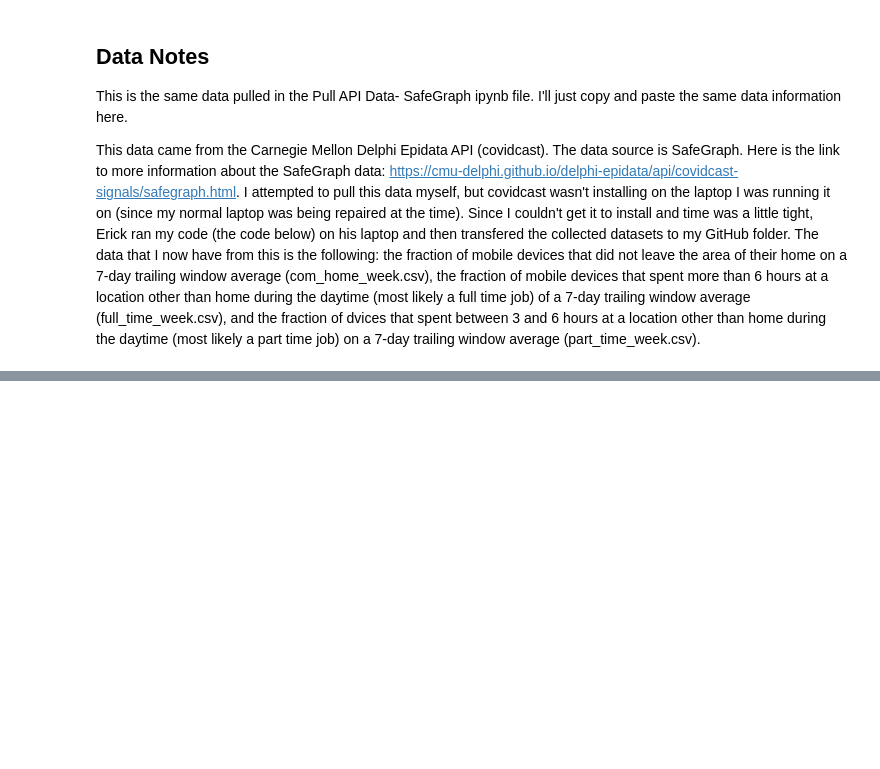
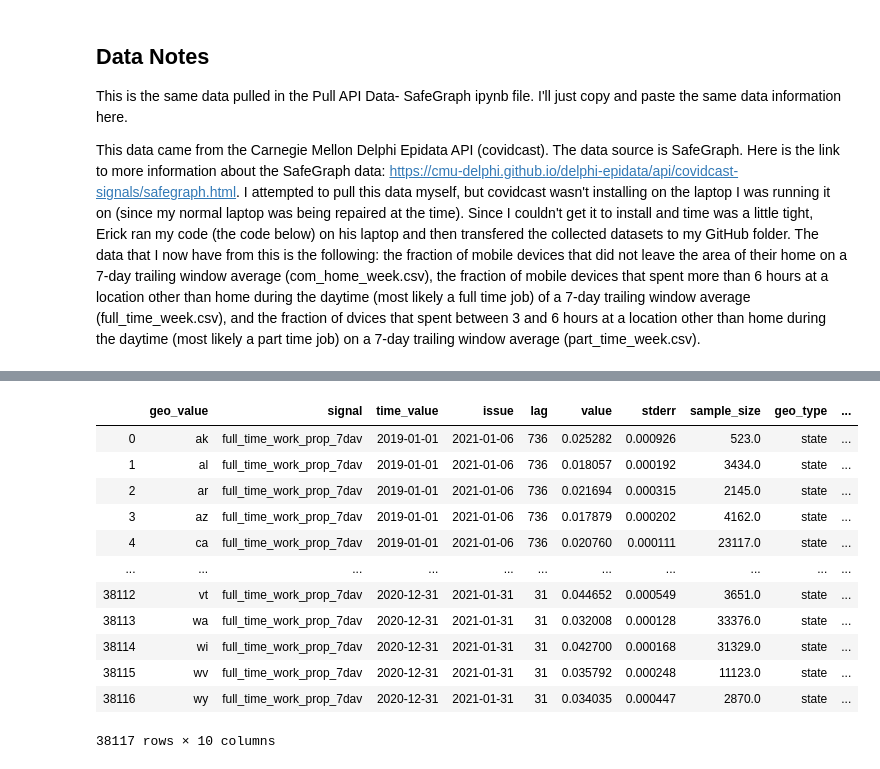
Before and after one commit to erickzli/IS597-COVID-Project, a Jupyter notebook: Kerstin's Folder/Evaluate- SafeGraph Data.ipynb, the cells around one changed output, grey strips where cells are left out. Cells and saved outputs as stored; diff of their text form; code cells hidden in the pictures; blank space fills up the shorter version.

```diff
--- a/Kerstin's Folder/Evaluate- SafeGraph Data.ipynb
+++ b/Kerstin's Folder/Evaluate- SafeGraph Data.ipynb
@@ -15,0 +31,17 @@ FileNotFoundError: [Errno 2] File b'com_home_week.csv' does not exist: b'com_hom
+# %%
+df_full_time = pd.read_csv('full_time_week.csv')
+df_full_time
+# %% [output]
+|  | geo_value | signal | time_value | issue | lag | value | stderr | sample_size | geo_type | ... |
+| 0 | ak | full_time_work_prop_7dav | 2019-01-01 | 2021-01-06 | 736 | 0.025282 | 0.000926 | 523.0 | state | ... |
+| 1 | al | full_time_work_prop_7dav | 2019-01-01 | 2021-01-06 | 736 | 0.018057 | 0.000192 | 3434.0 | state | ... |
+| 2 | ar | full_time_work_prop_7dav | 2019-01-01 | 2021-01-06 | 736 | 0.021694 | 0.000315 | 2145.0 | state | ... |
+| 3 | az | full_time_work_prop_7dav | 2019-01-01 | 2021-01-06 | 736 | 0.017879 | 0.000202 | 4162.0 | state | ... |
+| 4 | ca | full_time_work_prop_7dav | 2019-01-01 | 2021-01-06 | 736 | 0.020760 | 0.000111 | 23117.0 | state | ... |
+| ... | ... | ... | ... | ... | ... | ... | ... | ... | ... | ... |
+| 38112 | vt | full_time_work_prop_7dav | 2020-12-31 | 2021-01-31 | 31 | 0.044652 | 0.000549 | 3651.0 | state | ... |
+| 38113 | wa | full_time_work_prop_7dav | 2020-12-31 | 2021-01-31 | 31 | 0.032008 | 0.000128 | 33376.0 | state | ... |
+| 38114 | wi | full_time_work_prop_7dav | 2020-12-31 | 2021-01-31 | 31 | 0.042700 | 0.000168 | 31329.0 | state | ... |
+| 38115 | wv | full_time_work_prop_7dav | 2020-12-31 | 2021-01-31 | 31 | 0.035792 | 0.000248 | 11123.0 | state | ... |
+| 38116 | wy | full_time_work_prop_7dav | 2020-12-31 | 2021-01-31 | 31 | 0.034035 | 0.000447 | 2870.0 | state | ... |
+38117 rows × 10 columns
```
Also changed, not shown: parts of 15 cells of this notebook.
